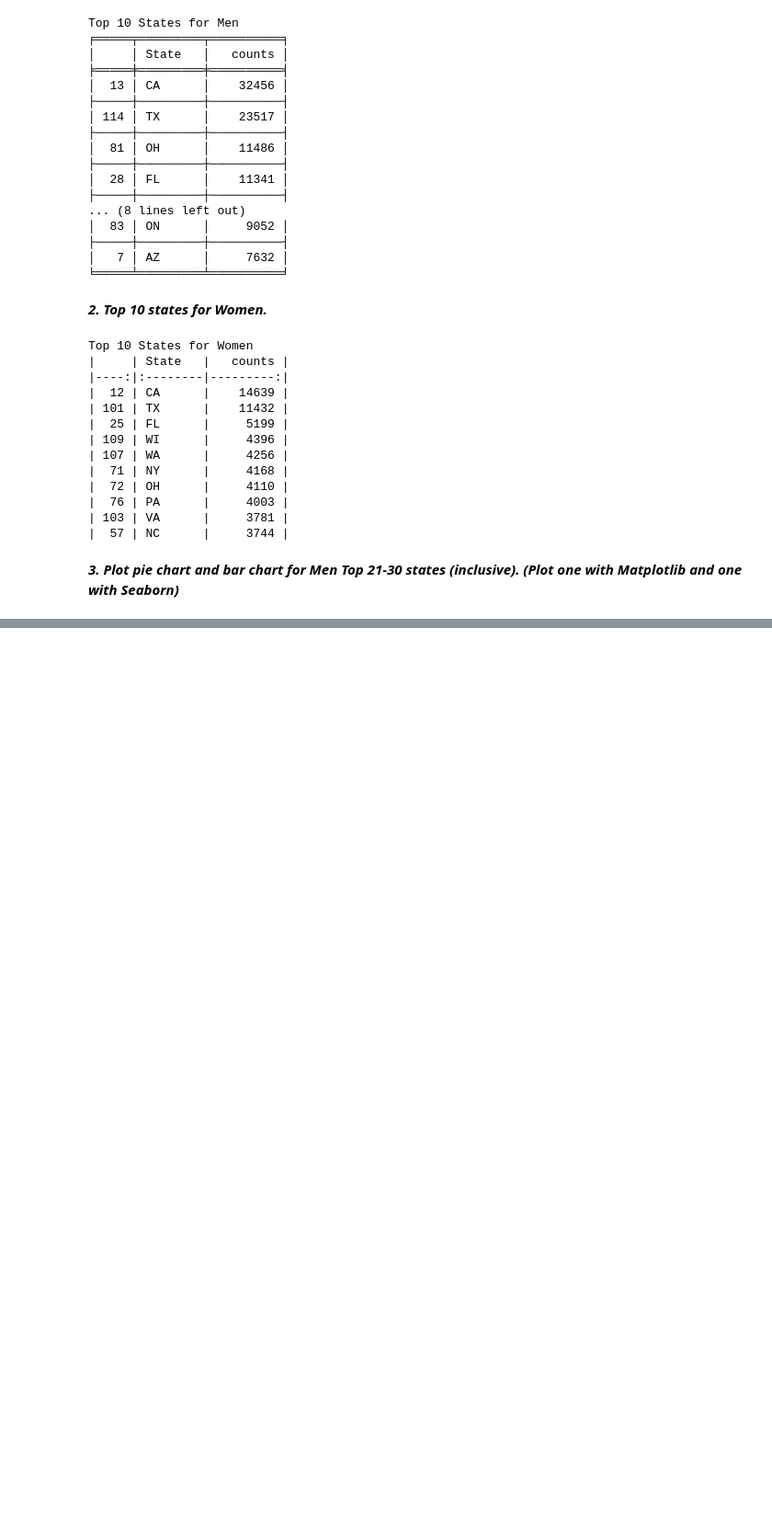
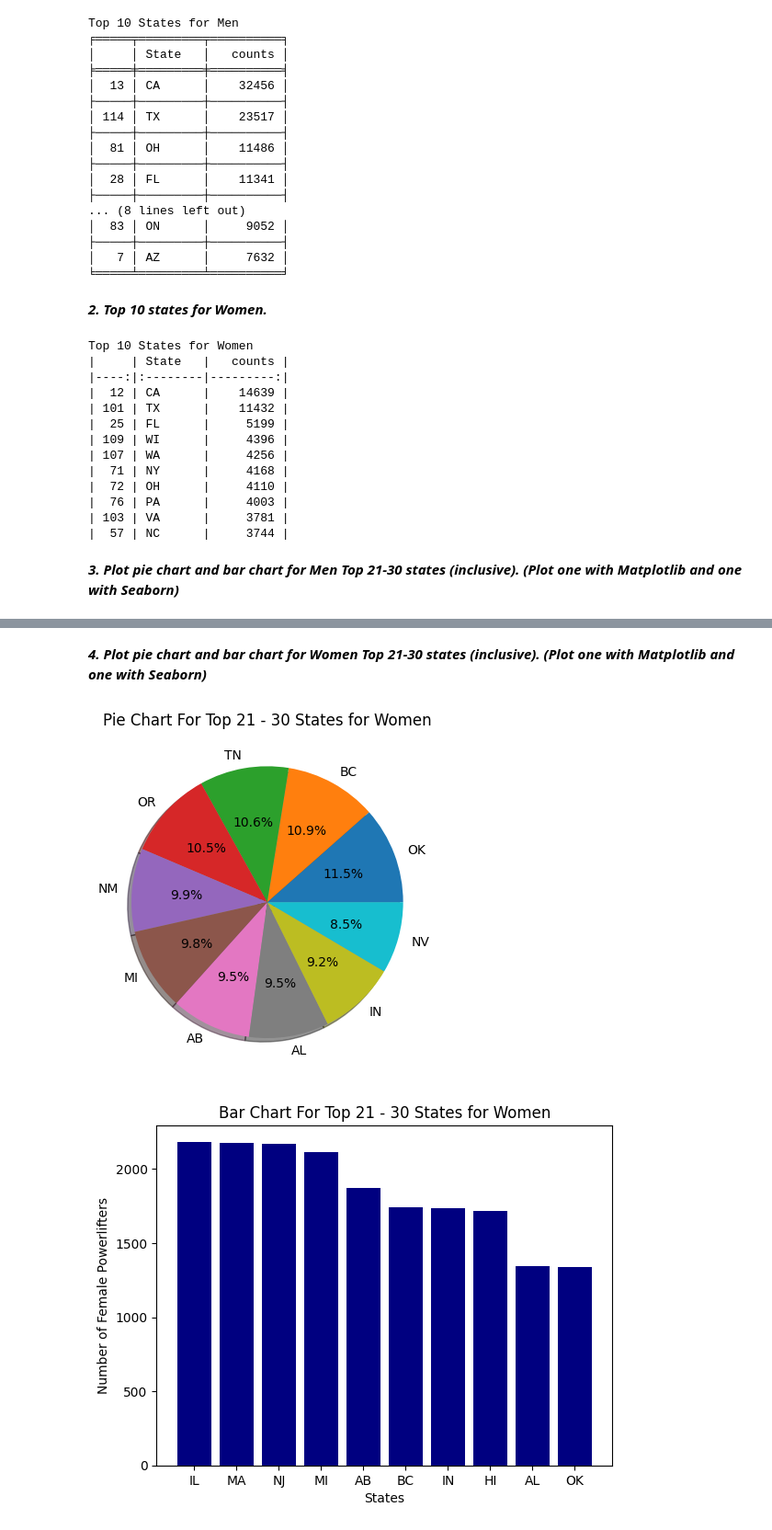
Before and after one commit to GNANASAMBANTHAN/GNANASAMBANTHAN, a Jupyter notebook: Mini_Project_1_Powerlifting.ipynb, the cells around one changed output, grey strips where cells are left out. Shown at 92% size. Saved outputs shown, nothing was run; the diff lists cells and outputs as text; code cells hidden in the pictures; blank space fills up the shorter version.

```diff
--- a/Mini_Project_1_Powerlifting.ipynb
+++ b/Mini_Project_1_Powerlifting.ipynb
@@ -146,0 +159,19 @@ print(tabulate(df1.iloc[20:30], headers='keys', tablefmt='plain'))
+# %% [markdown]
+***4. Plot pie chart and bar chart for Women Top 21-30 states (inclusive).
+   (Plot one with Matplotlib and one with Seaborn)***
+# %%
+df_state_women = {"IL": 2184, "MA": 2174, "NJ": 2169, "MI": 2115, "AB": 1870,
+                      "BC": 1744, "IN": 1733, "HI": 1717, "AL": 1343, "OK": 1337}
+plt.pie(list(df_state_men.values()), labels=df_state_men.keys(), autopct='%2.1f%%', shadow=True, startangle=0)
+plt.axis("on")
+plt.title("Pie Chart For Top 21 - 30 States for Women")
+plt.show()
+plt.bar(df_state_women.keys(), df_state_women.values(), color="navy")
+plt.xlabel("States")
+plt.ylabel("Number of Female Powerlifters")
+plt.title("Bar Chart For Top 21 - 30 States for Women")
+plt.xticks(rotation=0)
+plt.show()
+# %% [output]
+[figure, added]
+[figure, added]
```
Also changed, not shown: parts of 4 cells of this notebook.
